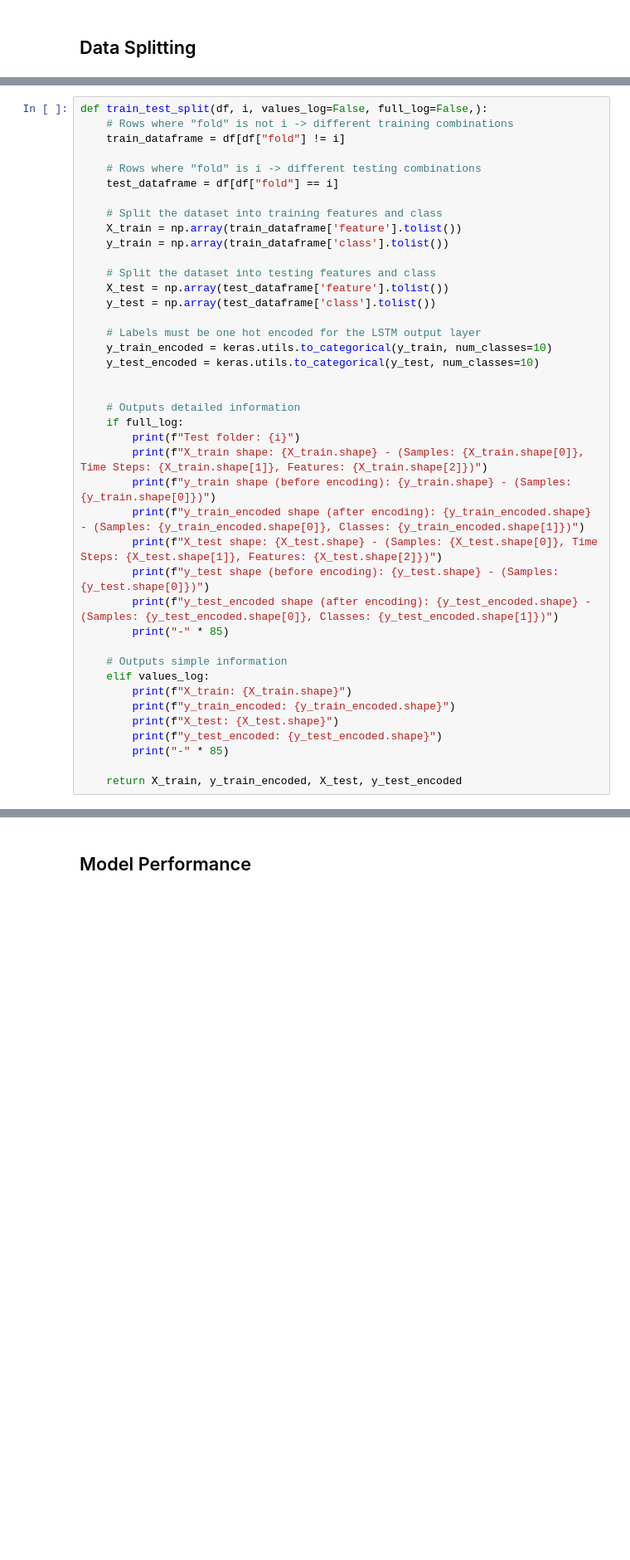
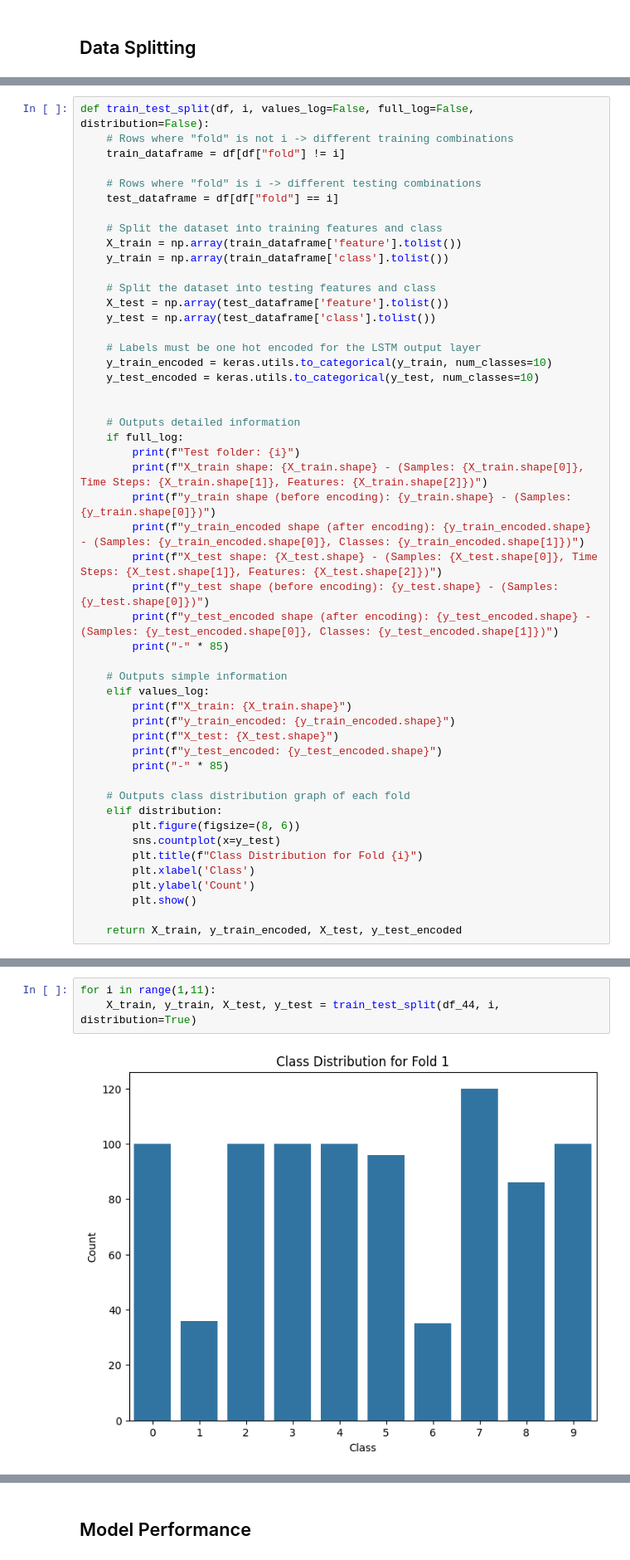
Before and after one commit to pmgfernandes04/Urban-Sounds-Classification, a Jupyter notebook: rnn.ipynb, the cells around one changed output, grey strips where cells are left out. Shown at 83% size. Drawn from its saved outputs; the diff is of its cells as text; blank space fills up the shorter version.

```diff
--- a/rnn.ipynb
+++ b/rnn.ipynb
@@ -342,5 +366,5 @@ In order to define X and y while respecting the UrbanSound8k website indications
 # %%
-def train_test_split(df, i, values_log=False, full_log=False,):
+def train_test_split(df, i, values_log=False, full_log=False, distribution=False):
     # Rows where "fold" is not i -> different training combinations
     train_dataframe = df[df["fold"] != i]
 
@@ -379,5 +403,14 @@ def train_test_split(df, i, values_log=False, full_log=False,):
         print(f"y_test_encoded: {y_test_encoded.shape}")
         print("-" * 85)
 
+    # Outputs class distribution graph of each fold
+    elif distribution:
+        plt.figure(figsize=(8, 6))
+        sns.countplot(x=y_test)
+        plt.title(f"Class Distribution for Fold {i}")
+        plt.xlabel('Class')
+        plt.ylabel('Count')
+        plt.show()
+
     return X_train, y_train_encoded, X_test, y_test_encoded
 # %% [markdown]
@@ -403,3 +436,8 @@ y_train_encoded: (7895, 10)
 X_test: (837, 40, 345)
 y_test_encoded: (837, 10)
 -------------------------------------------------------------------------------------
+# %%
+for i in range(1,11):
+    X_train, y_train, X_test, y_test = train_test_split(df_44, i, distribution=True)
+# %% [output]
+[figure, added]
```
Also changed, not shown: parts of 15 cells of this notebook.
